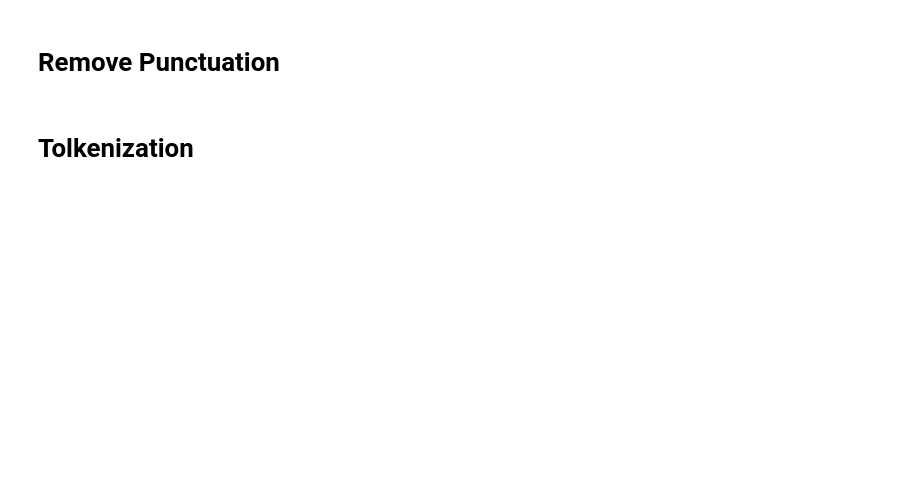
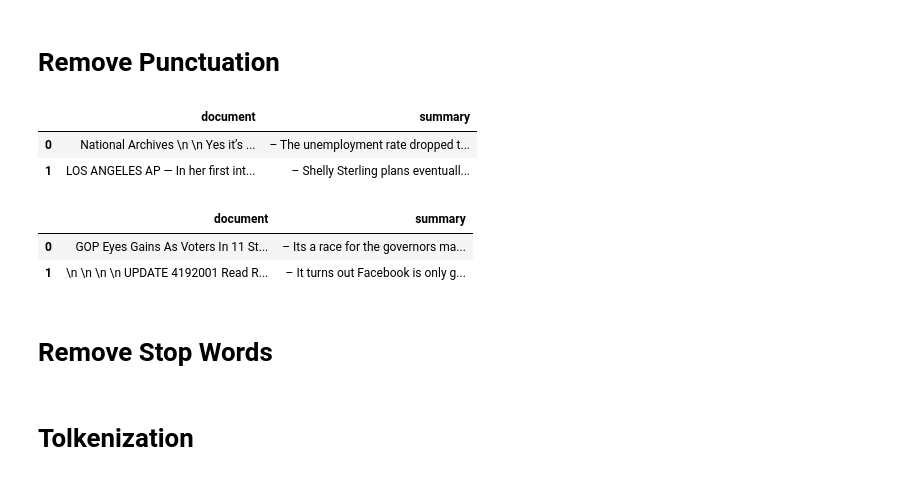
Before and after one commit to AlexandraSnelling/large_language_model_project, a Jupyter notebook: notebooks/1-preprocessing.ipynb, the cells around one changed output. Cells and saved outputs as stored; diff of their text form; code cells hidden in the pictures; blank space fills up the shorter version.

```diff
--- a/notebooks/1-preprocessing.ipynb
+++ b/notebooks/1-preprocessing.ipynb
@@ -65,0 +40,3 @@ df['review_no_punct'] = df['review'].apply(lambda x: remove_punctuation(x))
+# %%
+ds_train['document'] = ds_train['document'].apply(lambda x: remove_punctuation(x))
+ds_train['summary'] = ds_train['summary'].apply(lambda x: remove_punctuation(x))
@@ -65,0 +46,12 @@ df['review_no_punct'] = df['review'].apply(lambda x: remove_punctuation(x))
+# %%
+ds_train.head(2)
+# %% [output]
+|  | document | summary |
+| 0 | National Archives \n \n Yes it’s ... | – The unemployment rate dropped t... |
+| 1 | LOS ANGELES AP — In her first int... | – Shelly Sterling plans eventuall... |
+# %%
+ds_test.head(2)
+# %% [output]
+|  | document | summary |
+| 0 | GOP Eyes Gains As Voters In 11 St... | – Its a race for the governors ma... |
+| 1 | \n \n \n \n UPDATE 4192001 Read R... | – It turns out Facebook is only g... |
@@ -65,0 +64,2 @@ df['review_no_punct'] = df['review'].apply(lambda x: remove_punctuation(x))
+# %% [markdown]
+# **Remove Stop Words**
```
Also changed, not shown: parts of 24 cells of this notebook.
